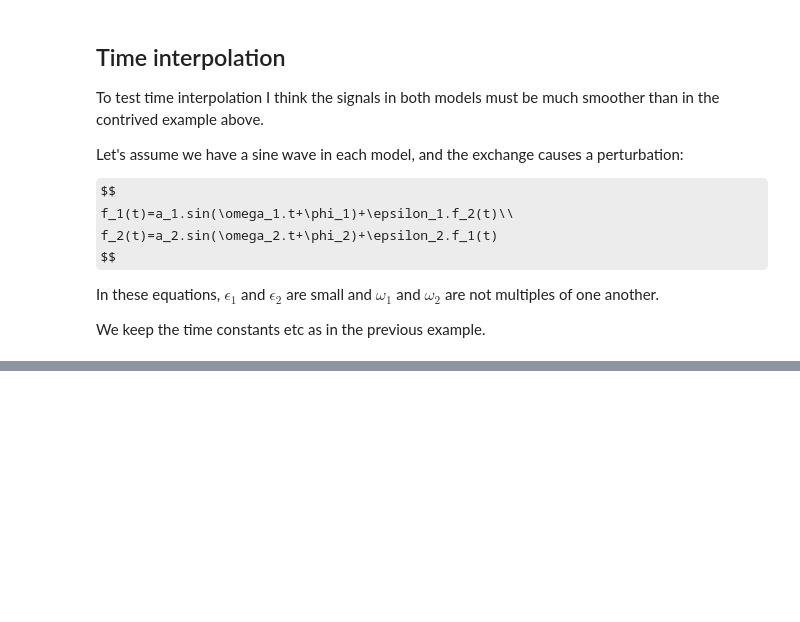
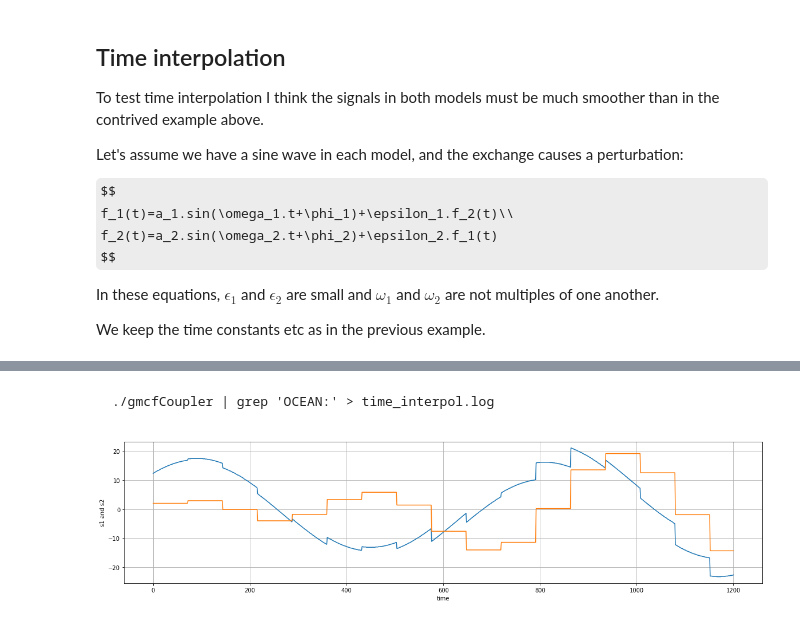
Before and after one commit to wimvanderbauwhede/ocean-atmosphere-model-coupling, a Jupyter notebook: Model-Coupling-Master-Notebook.ipynb, the cells around one changed output, grey strips where cells are left out. Saved outputs shown, nothing was run; the diff lists cells and outputs as text; code cells hidden in the pictures; some formulas as TeX source; blank space fills up the shorter version.

Commit message:
Testing time interpolation: preparing test

```diff
--- a/Model-Coupling-Master-Notebook.ipynb
+++ b/Model-Coupling-Master-Notebook.ipynb
@@ -884,0 +921,21 @@ plt.show()
+# %% [markdown]
+    ./gmcfCoupler | grep 'OCEAN:' > time_interpol.log
+# %%
+import numpy as np
+import matplotlib.pyplot as plt
+data = np.genfromtxt('./time_interpol.log',  names=['n','t', 'v1', 'v2'])
+s1=data['v1'] #np.array(s1l)
+s2=data['v2'] #np.array(s2l)
+t=data['t'] #np.array(tl)
+
+plt.subplots(figsize=(20, 10))
+plt.subplot(211)
+plt.plot(t, s1, t, s2)
+
+plt.xlabel('time')
+plt.ylabel('s1 and s2')
+plt.grid(True)
+
+plt.show()
+# %% [output]
+[figure, added]
```
Also changed, not shown: parts of 5 cells of this notebook, 5 other files.
